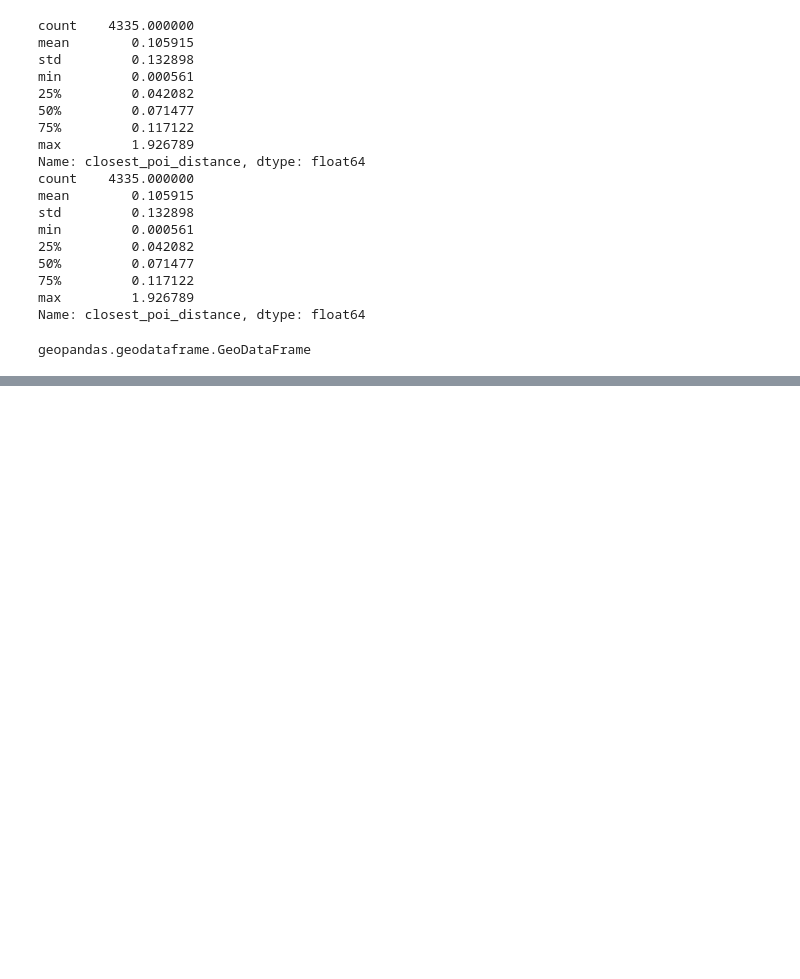
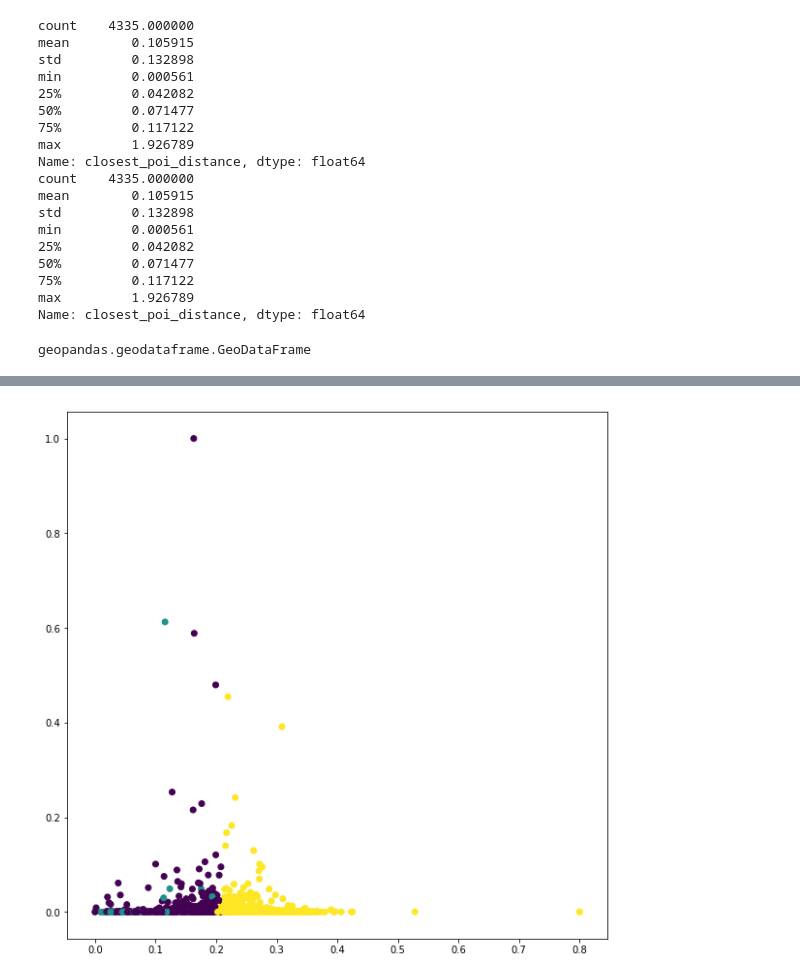
Before and after one commit to kowaalczyk/maraton-analizy-danych, a Jupyter notebook: src/Starter.ipynb, the cells around one changed output, grey strips where cells are left out. Drawn from its saved outputs; the diff is of its cells as text; code cells hidden in the pictures; blank space fills up the shorter version.

```diff
--- a/src/Starter.ipynb
+++ b/src/Starter.ipynb
@@ -310,7 +308,7 @@ Name: area, dtype: float64
 model_data_full = model_data.copy()
 
 # remove unnecessary columns
-USE_COLS = ['center', 'populacja_00_04', 'populacja_05_09', 'populacja_10_14', 'populacja_15_19', 'msw_2016_popul_razem', 'education_score', 'closest_poi_distance', 'st_astext', 'geometry']
+USE_COLS = ['area', 'center', 'populacja_00_04', 'populacja_05_09', 'populacja_10_14', 'populacja_15_19', 'msw_2016_popul_razem', 'education_score', 'closest_poi_distance', 'st_astext', 'geometry']
 
 cols = list(model_data.keys())
 
@@ -442,0 +513,15 @@ model_data_full.to_file('../datasets/geojson')
+# %%
+import matplotlib.pyplot as plt
+
+# 0 - gęstosc zaludnienia, 1 - education score, 2 - closest poi
+
+xind = 1
+
+yind = 0
+plt.figure(figsize=(10, 10))
+# plt.xlabel(header[xind])
+# plt.ylabel(header[yind])
+plt.scatter(data[...,xind], data[...,yind], c = clusters)
+plt.show()
+# %% [output]
+[figure, added]
```
Also changed, not shown: parts of 9 cells of this notebook, 3 other files.
